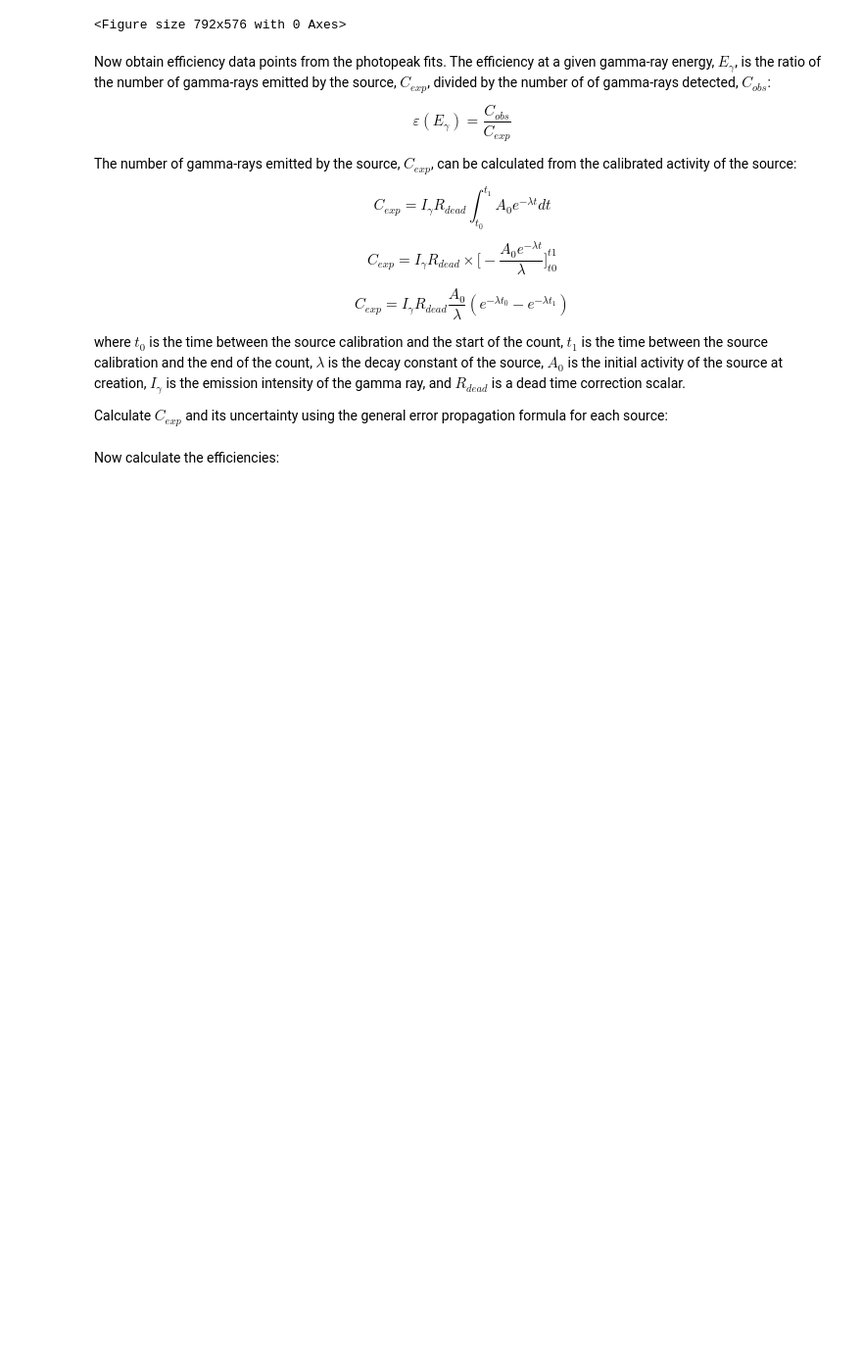
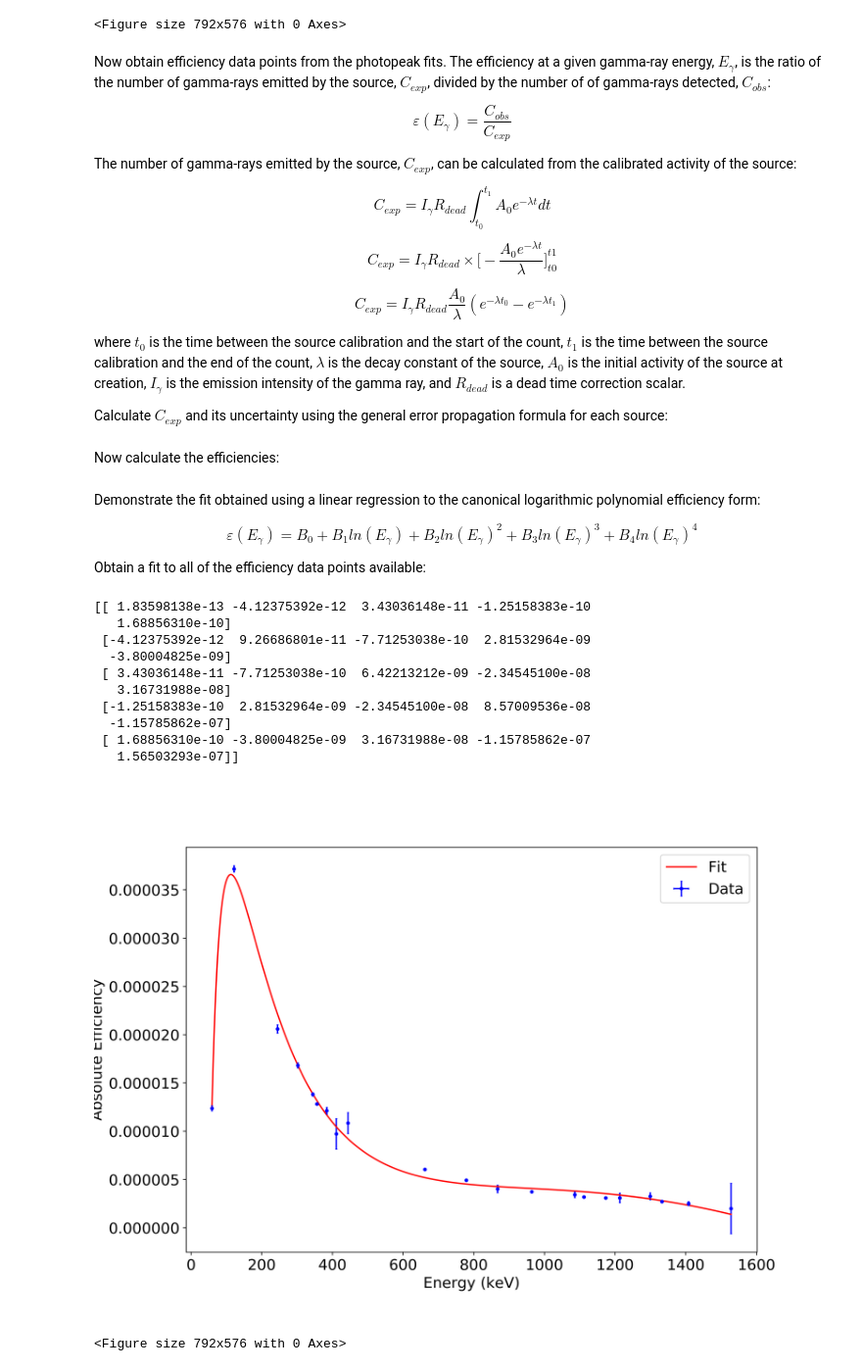
Before and after one commit to efmatthews/gamma_efficiency, a Jupyter notebook: analysis/Analysis.ipynb, the cells around one changed output. Shown at 98% size. Cells and saved outputs as stored; diff of their text form; code cells hidden in the pictures; blank space fills up the shorter version.

Commit message:
Efficiency calibration using logarithmic polynomial obtained.

```diff
--- a/analysis/Analysis.ipynb
+++ b/analysis/Analysis.ipynb
@@ -65,8 +65,8 @@ Now identify windows around each photopeak of interest in order to perform a fit
 # %%
 energies     = [   59.5409,  121.7817,    244.6974,    276.3989,    302.0129,    344.2785,    356.0192,    383.8485,    411.1165,    443.9606,     563.986,     661.657,    778.9045,     867.380,     964.057,    1085.837,    1112.076,    1173.228,    1212.948,    1299.142,    1332.492,    1408.013,     1528.10 ]
 energies_unc = [    0.0001,    0.0003,      0.0008,      0.0012,      0.0005,      0.0012,      0.0007,      0.0012,      0.0012,      0.0016,       0.005,       0.003,      0.0024,       0.003,       0.005,       0.010,       0.003,       0.003,       0.011,       0.008,       0.004,       0.003,        0.04 ]
-windows      = [ [290,320], [620,650], [1220,1290], [1420,1450], [1555,1590], [1770,1805], [1830,1865], [1975,2010], [2120,2150], [2285,2320], [2910,2950], [3400,3460], [4015,4065], [4475,4525], [4980,5030], [5610,5680], [5730,5820], [6030,6125], [6260,6330], [6710,6770], [6830,6970], [7240,7360], [7890,7970] ]
-n_peaks      = [         1,         1,           3,           1,           1,           1,           1,           1,           1,           1,           1,           1,           1,           1,           1,           2,           1,           1,           1,           1,           1,           1,           1 ]
+windows      = [ [290,320], [620,650], [1257,1290], [1422,1450], [1555,1590], [1770,1805], [1830,1865], [1975,2010], [2120,2150], [2285,2320], [2910,2950], [3400,3460], [4015,4065], [4480,4525], [4980,5030], [5610,5680], [5730,5820], [6030,6125], [6260,6330], [6710,6770], [6830,6970], [7240,7360], [7890,7970] ]
+n_peaks      = [         1,         1,           1,           1,           1,           1,           1,           1,           1,           1,           1,           1,           1,           1,           1,           2,           1,           1,           1,           1,           1,           1,           1 ]
 # %% [markdown]
 Now fit the data in each window an appropriate functional form (NOTE: this takes a considerable about of time, only run if necessary, toggle `rerun` variable to force fit analysis to run):
 # %%
@@ -324,10 +342,10 @@ A0s_unc = [     40,   4000,    400,    400,    400 ] #Bq
 
 
 #Gamma intensities
-#                  241Am     152Eu     152Eu     133Ba     133Ba     152Eu     133Ba     133Ba     152Eu     152Eu    137Cs     152Eu    152Eu    152Eu     152Eu     152Eu      60Co     152Eu     152Eu      60Co     152Eu    152Eu
-#                59.5409  121.7817  244.6974  276.3989  302.0129  344.2785  356.0192  383.8485  411.1165  443.9606  661.657  778.9045  867.380  964.057  1085.837  1112.076  1173.228  1212.948  1299.142  1332.492  1408.013  1528.10
-intensities     = [ 35.9,    28.53,     7.55,     7.16,    18.34,    26.59,    62.05,     8.94,    2.237,    2.827,   85.10,    12.93,    4.23,   14.51,    10.11,    13.67,    99.85,    1.415,    1.633,  99.9826,    20.87,   0.279 ]
-intensities_unc = [  0.4,     0.16,     0.04,     0.05,     0.13,     0.20,     0.0 ,     0.06,    0.013,    0.014,    0.20,     0.08,    0.03,    0.07,     0.05,     0.08,     0.03,    0.008,    0.011,   0.0006,     0.09,   0.003 ]
+#                  241Am     152Eu     152Eu     133Ba     152Eu     133Ba     133Ba     152Eu     152Eu    137Cs     152Eu    152Eu    152Eu     152Eu     152Eu      60Co     152Eu     152Eu      60Co     152Eu    152Eu
+#                59.5409  121.7817  244.6974  302.0129  344.2785  356.0192  383.8485  411.1165  443.9606  661.657  778.9045  867.380  964.057  1085.837  1112.076  1173.228  1212.948  1299.142  1332.492  1408.013  1528.10
+intensities     = [ 35.9,    28.53,     7.55,    18.34,    26.59,    62.05,     8.94,    2.237,    2.827,   85.10,    12.93,    4.23,   14.51,    10.11,    13.67,    99.85,    1.415,    1.633,  99.9826,    20.87,   0.279 ]
+intensities_unc = [  0.4,     0.16,     0.04,     0.13,     0.20,     0.0 ,     0.06,    0.013,    0.014,    0.20,     0.08,    0.03,    0.07,     0.05,     0.08,     0.03,    0.008,    0.011,   0.0006,     0.09,   0.003 ]
 #Normalize
 for i in range(0,len(windows)):
     intensities[i] = intensities[i] / 100.0
@@ -335,7 +353,7 @@ for i in range(0,len(windows)):
 
 
 #Source No.
-source_no       = [    1,        0,        0,        4,        4,        0,        4,        4,        0,        0,       3,        0,       0,       0,        0,        0,        2,        0,        0,        2,        0,       0 ]
+source_no       = [    1,        0,        0,        4,        0,        4,        4,        0,        0,       3,        0,       0,       0,        0,        0,        2,        0,        0,        2,        0,       0 ]
 
 
 #Expected counts
@@ -360,3 +378,58 @@ efficiencies_unc = []
 for i in range(0,len(windows)):
     efficiencies.append( nets[i] / C_exps[i] )
     efficiencies_unc.append( (nets[i] / C_exps[i]) * sqrt( (nets_unc[i]/nets[i])**2.0 + (C_exps_unc[i]/C_exps[i])**2.0 ) )
+# %% [markdown]
+Demonstrate the fit obtained using a linear regression to the canonical logarithmic polynomial efficiency form:
+
+\begin{equation}
+\varepsilon(E_{\gamma}) = B_0 + B_1 ln(E_{\gamma}) + B_2 ln(E_{\gamma})^2 + B_3 ln(E_{\gamma})^3 + B_4 ln(E_{\gamma})^4
+\end{equation}
+
+Obtain a fit to all of the efficiency data points available:
+# %%
+#Obtain the logarithmic polynomial fit
+energies_log = numpy.log( energies )
+B_poly = numpy.polyfit( energies_log, efficiencies, deg=4 )
+
+#Obtain the covariance matrix from this fit by MC estimation
+trials = 1000
+trials_res = numpy.zeros( (5,trials) )
+for n in range(0,trials):
+    energies_vard = numpy.random.normal( energies, energies_unc )
+    energies_log_vard = numpy.log( energies_vard )
+    efficiencies_vard = numpy.random.normal( efficiencies, efficiencies_unc )
+    B_poly_vard = numpy.polyfit( energies_log_vard, efficiencies_vard, deg=4 )
+    trials_res[:,n] = B_poly_vard
+B_poly_cov = numpy.cov( trials_res )
+print(B_poly_cov)
+
+#Plot the fit
+x_data = numpy.linspace( min(energies), max(energies), 1000 )
+y_data = numpy.polyval( B_poly, numpy.log(x_data) )
+y_data_err = logpoly_eff_err( x_data, B_poly, B_poly_cov )
+y_data_err_top = y_data + y_data_err
+y_data_err_bot = y_data - y_data_err
+plt.plot( x_data, y_data, 'r', label='Fit' )
+#plt.plot( x_data, y_data_err_top, 'g', label=r'$\pm 1 \sigma$' )
+#plt.plot( x_data, y_data_err_bot, 'g' )
+plt.errorbar( energies, efficiencies, xerr=energies_unc, yerr=efficiencies_unc, fmt='b.', capsize=1.0, label='Data' )
+plt.xlabel('Energy (keV)')
+plt.ylabel('Absolute Efficiency')
+plt.legend()
+plt.savefig( '../images/logpoly_eff.png', dpi=500 )
+plt.savefig( '../images/logpoly_eff.eps', format='eps' )
+plt.clf()
+Image('../images/logpoly_eff.png')
+# %% [output]
+[[ 1.83598138e-13 -4.12375392e-12  3.43036148e-11 -1.25158383e-10
+   1.68856310e-10]
+ [-4.12375392e-12  9.26686801e-11 -7.71253038e-10  2.81532964e-09
+  -3.80004825e-09]
+ [ 3.43036148e-11 -7.71253038e-10  6.42213212e-09 -2.34545100e-08
+   3.16731988e-08]
+ [-1.25158383e-10  2.81532964e-09 -2.34545100e-08  8.57009536e-08
+  -1.15785862e-07]
+ [ 1.68856310e-10 -3.80004825e-09  3.16731988e-08 -1.15785862e-07
+   1.56503293e-07]]
+[figure, added]
+<Figure size 792x576 with 0 Axes>
```
Also changed, not shown: parts of 3 cells of this notebook, 36 other files.
